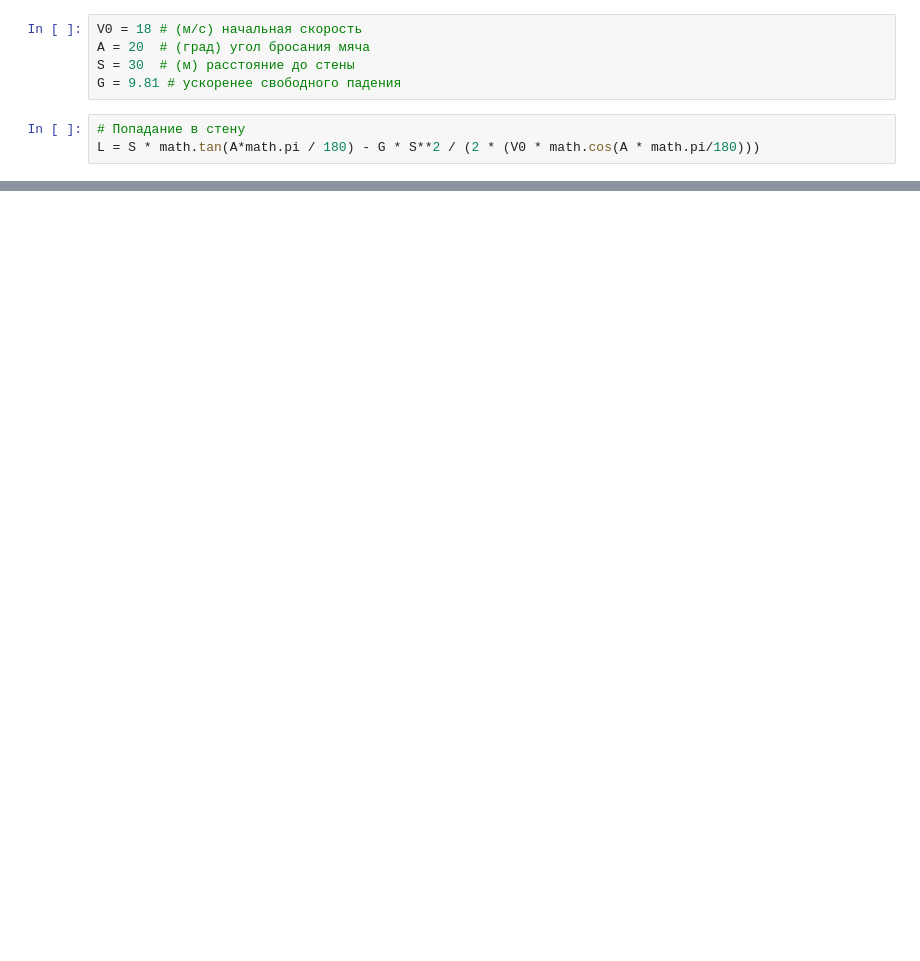
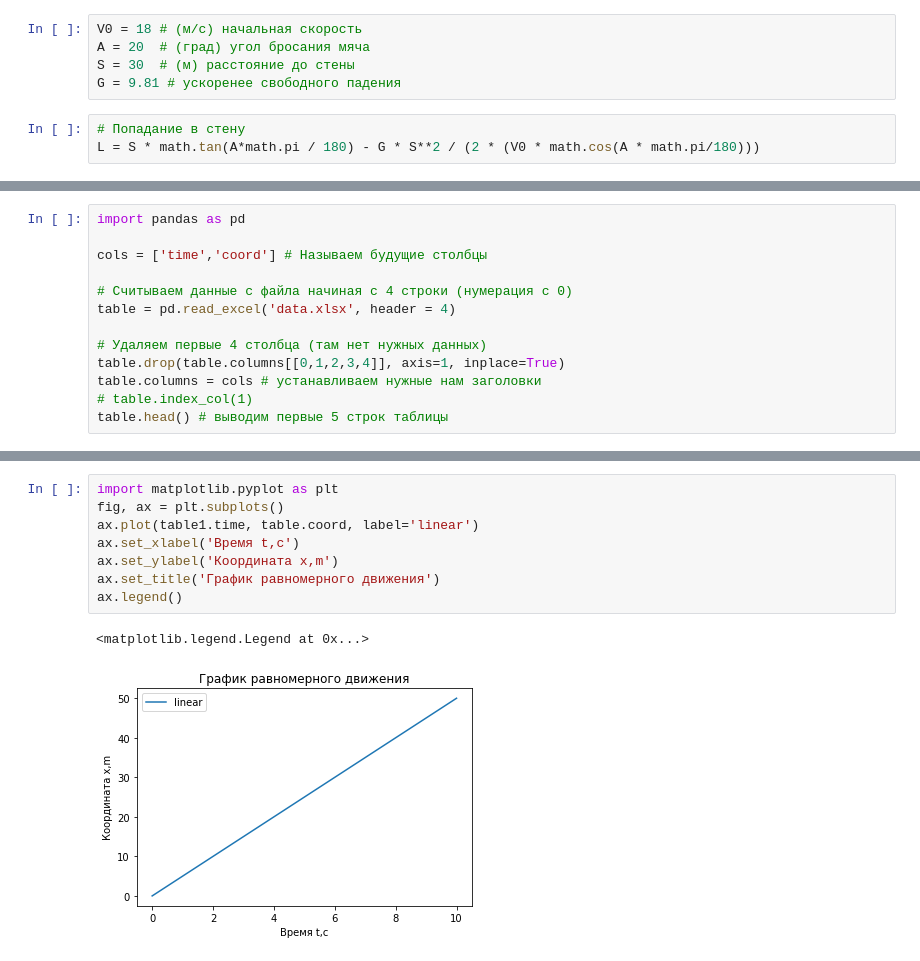
Before and after one commit to alex3287/conference, a Jupyter notebook: 2021_Kemerovo/Test_lesson.ipynb, the cells around one changed output, grey strips where cells are left out. Cells and saved outputs as stored; diff of their text form; blank space fills up the shorter version.

```diff
--- a/2021_Kemerovo/Test_lesson.ipynb
+++ b/2021_Kemerovo/Test_lesson.ipynb
@@ -157,0 +162,13 @@ else:
+# %%
+import pandas as pd
+
+cols = ['time','coord'] # Называем будущие столбцы
+
+# Считываем данные с файла начиная с 4 строки (нумерация с 0)
+table = pd.read_excel('data.xlsx', header = 4)
+
+# Удаляем первые 4 столбца (там нет нужных данных)
+table.drop(table.columns[[0,1,2,3,4]], axis=1, inplace=True)
+table.columns = cols # устанавливаем нужные нам заголовки
+# table.index_col(1)
+table.head() # выводим первые 5 строк таблицы
@@ -157,0 +188,11 @@ else:
+# %%
+import matplotlib.pyplot as plt
+fig, ax = plt.subplots()
+ax.plot(table1.time, table.coord, label='linear')
+ax.set_xlabel('Время t,c')
+ax.set_ylabel('Координата x,m')
+ax.set_title('График равномерного движения')
+ax.legend()
+# %% [output]
+<matplotlib.legend.Legend at 0x...>
+[figure, added]
```
Also changed, not shown: parts of 5 cells of this notebook.
